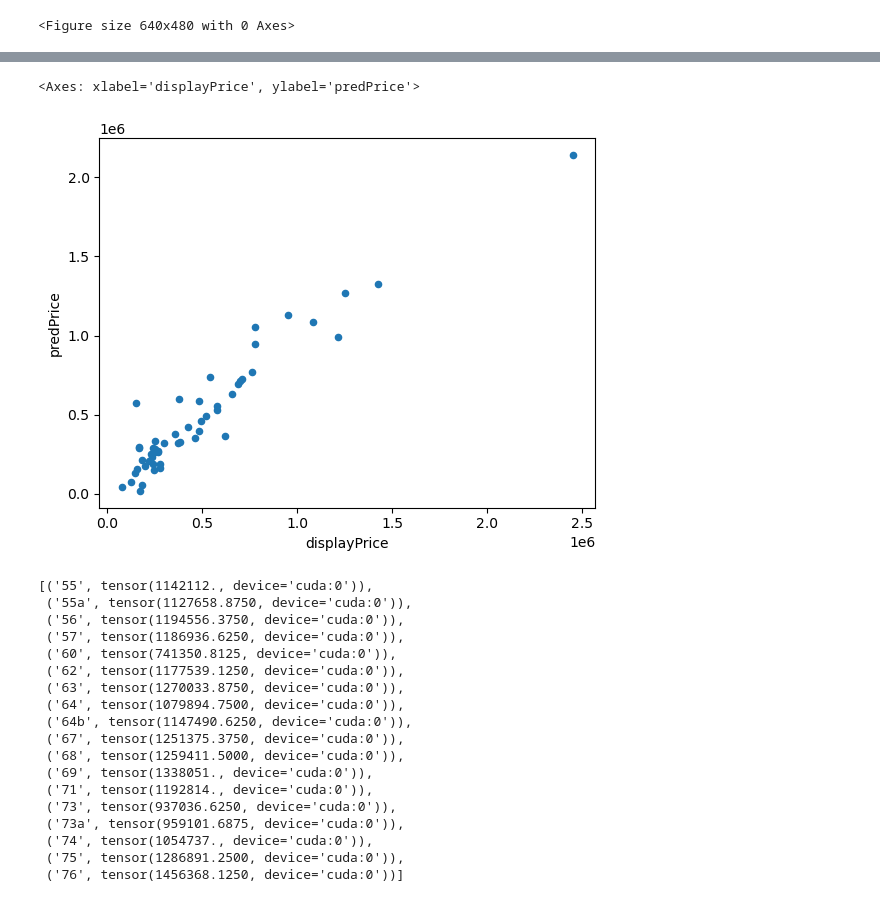
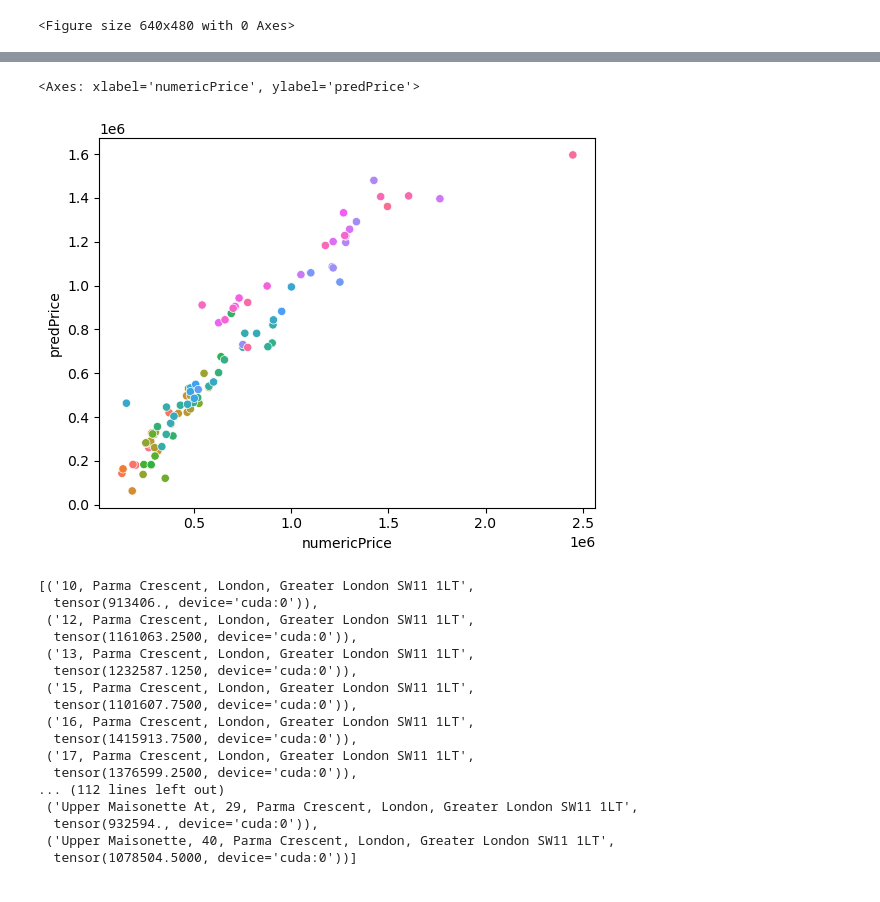
Before and after one commit to warner121/housepricing, a Jupyter notebook: parma_crescent/parma_crescent_lstm.ipynb, the cells around one changed output, grey strips where cells are left out. Cells and saved outputs as stored; diff of their text form; code cells hidden in the pictures.

```diff
--- a/parma_crescent/parma_crescent_lstm.ipynb
+++ b/parma_crescent/parma_crescent_lstm.ipynb
@@ -152,29 +152,28 @@ sns.lineplot(data=df_plot, x='dateSold', y='predPrice', hue='number')
-# %%
-df_plot.plot.scatter(x='displayPrice', y='predPrice')
-# %% [output]
-<Axes: xlabel='displayPrice', ylabel='predPrice'>
-[figure, removed]
+# %%
+sns.scatterplot(data=df_plot, x='numericPrice', y='predPrice', hue='daysSince', legend=False)
+# %% [output]
+<Axes: xlabel='numericPrice', ylabel='predPrice'>
+[figure, added]
 # %%
-[(number, (model(
-    torch.cat([number_tensor, torch.tensor([[number_to_idx[number]]]).to('cuda:0')]),
-    (torch.tensor([df.displayPrice.tolist()], dtype=torch.float32).T.to('cuda:0') - price_mean) / price_std
-)[-1].item() * price_std) + price_mean) for number in number_to_idx]
+[(address, (model(
+    torch.cat([address_tensor, torch.tensor([[address_to_idx[address]]]).to('cuda:0')]),
+    (torch.tensor([df.numericPrice.tolist()], dtype=torch.float32).T.to('cuda:0') - price_mean) / price_std
+)[-1].item() * price_std) + price_mean) for address in address_to_idx]
 # %% [output]
-[('55', tensor(1142112., device='cuda:0')),
- ('55a', tensor(1127658.8750, device='cuda:0')),
- ('56', tensor(1194556.3750, device='cuda:0')),
- ('57', tensor(1186936.6250, device='cuda:0')),
- ('60', tensor(741350.8125, device='cuda:0')),
- ('62', tensor(1177539.1250, device='cuda:0')),
- ('63', tensor(1270033.8750, device='cuda:0')),
- ('64', tensor(1079894.7500, device='cuda:0')),
- ('64b', tensor(1147490.6250, device='cuda:0')),
- ('67', tensor(1251375.3750, device='cuda:0')),
- ('68', tensor(1259411.5000, device='cuda:0')),
- ('69', tensor(1338051., device='cuda:0')),
- ('71', tensor(1192814., device='cuda:0')),
- ('73', tensor(937036.6250, device='cuda:0')),
- ('73a', tensor(959101.6875, device='cuda:0')),
- ('74', tensor(1054737., device='cuda:0')),
- ('75', tensor(1286891.2500, device='cuda:0')),
- ('76', tensor(1456368.1250, device='cuda:0'))]
+[('10, Parma Crescent, London, Greater London SW11 1LT',
+  tensor(913406., device='cuda:0')),
+ ('12, Parma Crescent, London, Greater London SW11 1LT',
+  tensor(1161063.2500, device='cuda:0')),
+ ('13, Parma Crescent, London, Greater London SW11 1LT',
+  tensor(1232587.1250, device='cuda:0')),
+ ('15, Parma Crescent, London, Greater London SW11 1LT',
+  tensor(1101607.7500, device='cuda:0')),
+ ('16, Parma Crescent, London, Greater London SW11 1LT',
+  tensor(1415913.7500, device='cuda:0')),
+ ('17, Parma Crescent, London, Greater London SW11 1LT',
+  tensor(1376599.2500, device='cuda:0')),
+... (112 lines left out)
+ ('Upper Maisonette At, 29, Parma Crescent, London, Greater London SW11 1LT',
+  tensor(932594., device='cuda:0')),
+ ('Upper Maisonette, 40, Parma Crescent, London, Greater London SW11 1LT',
+  tensor(1078504.5000, device='cuda:0'))]
```
Also changed, not shown: parts of 15 cells of this notebook, 5 other files.
